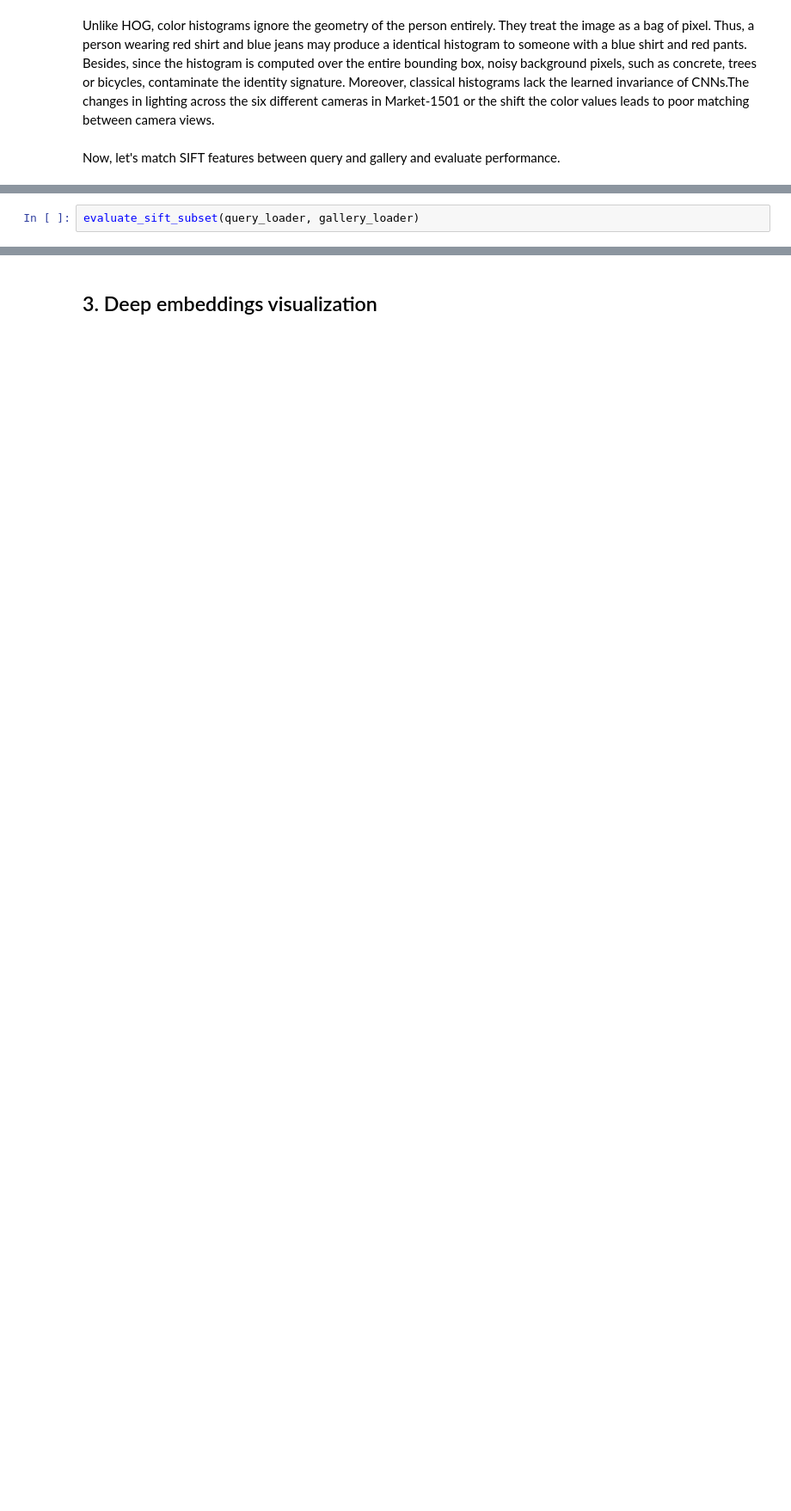
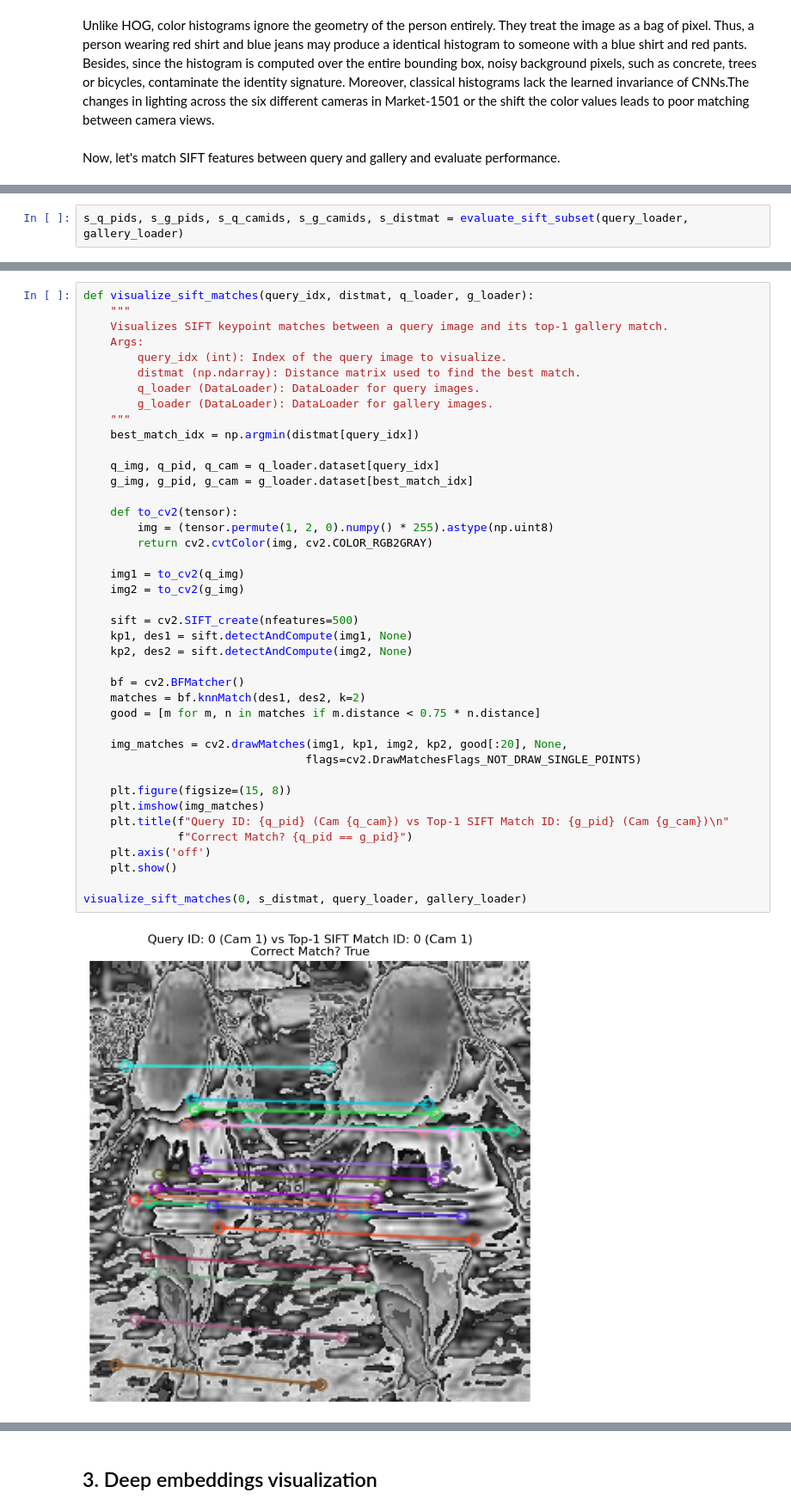
Before and after one commit to daphnemaschas/Person-Re-Identification, a Jupyter notebook: notebooks/classical_vs_deep_features.ipynb, the cells around one changed output, grey strips where cells are left out. Shown at 86% size. Cells and saved outputs as stored; diff of their text form; blank space fills up the shorter version.

```diff
--- a/notebooks/classical_vs_deep_features.ipynb
+++ b/notebooks/classical_vs_deep_features.ipynb
@@ -229,3 +272,3 @@ def evaluate_sift_subset(query_loader, gallery_loader, n_queries=50):
 # %%
-evaluate_sift_subset(query_loader, gallery_loader)
+s_q_pids, s_g_pids, s_q_camids, s_g_camids, s_distmat = evaluate_sift_subset(query_loader, gallery_loader)
 # %% [output]
@@ -232,0 +277,43 @@ KeyboardInterrupt:
+# %%
+def visualize_sift_matches(query_idx, distmat, q_loader, g_loader):
+    """
+    Visualizes SIFT keypoint matches between a query image and its top-1 gallery match.
+    Args:
+        query_idx (int): Index of the query image to visualize.
+        distmat (np.ndarray): Distance matrix used to find the best match.
+        q_loader (DataLoader): DataLoader for query images.
+        g_loader (DataLoader): DataLoader for gallery images.
+    """
+    best_match_idx = np.argmin(distmat[query_idx])
+
+    q_img, q_pid, q_cam = q_loader.dataset[query_idx]
+    g_img, g_pid, g_cam = g_loader.dataset[best_match_idx]
+
+    def to_cv2(tensor):
+        img = (tensor.permute(1, 2, 0).numpy() * 255).astype(np.uint8)
+        return cv2.cvtColor(img, cv2.COLOR_RGB2GRAY)
+
+    img1 = to_cv2(q_img)
+    img2 = to_cv2(g_img)
+
+    sift = cv2.SIFT_create(nfeatures=500)
+    kp1, des1 = sift.detectAndCompute(img1, None)
+    kp2, des2 = sift.detectAndCompute(img2, None)
+
+    bf = cv2.BFMatcher()
+    matches = bf.knnMatch(des1, des2, k=2)
+    good = [m for m, n in matches if m.distance < 0.75 * n.distance]
+
+    img_matches = cv2.drawMatches(img1, kp1, img2, kp2, good[:20], None,
+                                 flags=cv2.DrawMatchesFlags_NOT_DRAW_SINGLE_POINTS)
+
+    plt.figure(figsize=(15, 8))
+    plt.imshow(img_matches)
+    plt.title(f"Query ID: {q_pid} (Cam {q_cam}) vs Top-1 SIFT Match ID: {g_pid} (Cam {g_cam})\n"
+              f"Correct Match? {q_pid == g_pid}")
+    plt.axis('off')
+    plt.show()
+
+visualize_sift_matches(0, s_distmat, query_loader, gallery_loader)
+# %% [output]
+[figure, added]
```
Also changed, not shown: parts of 8 cells of this notebook.
